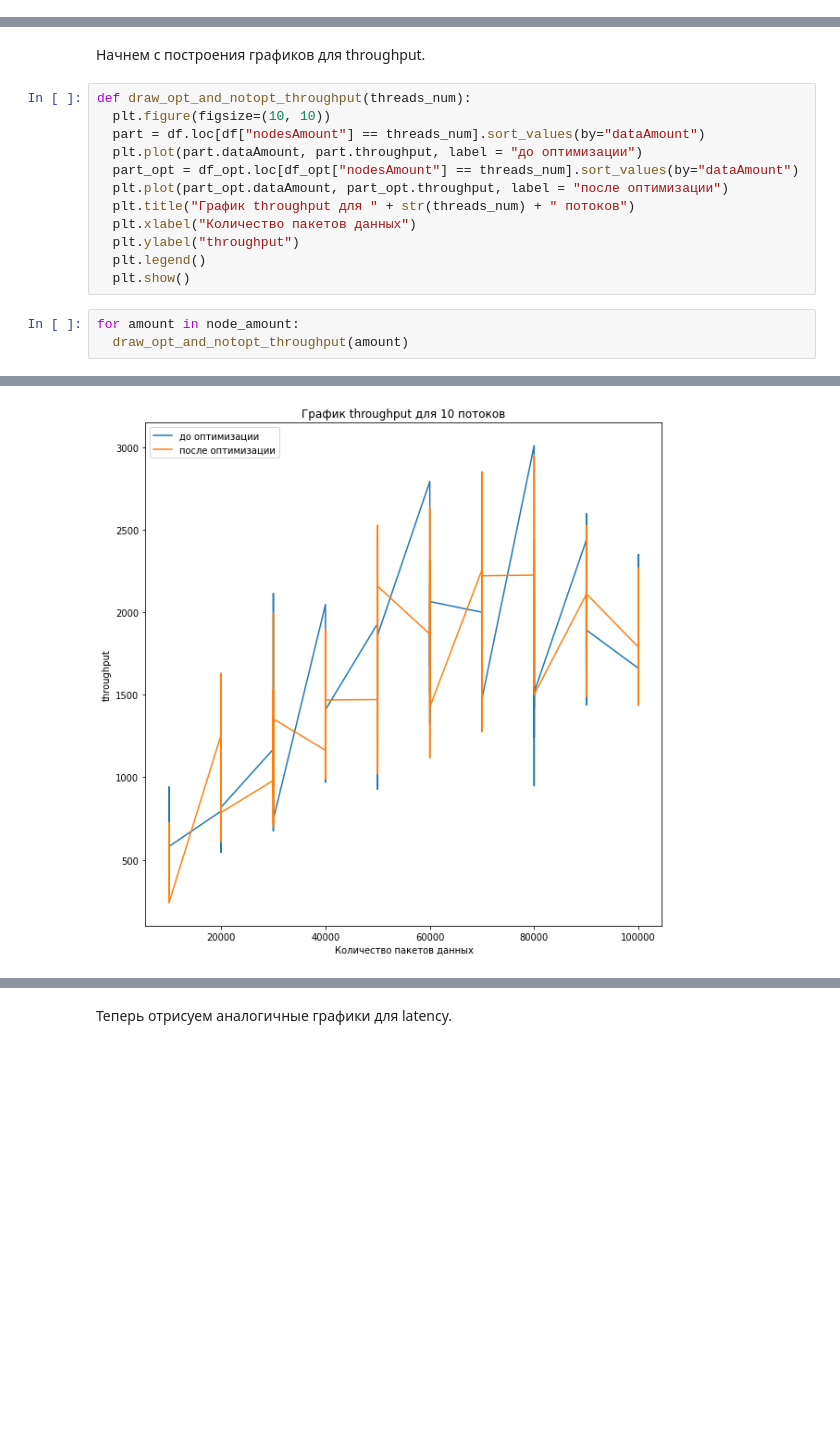
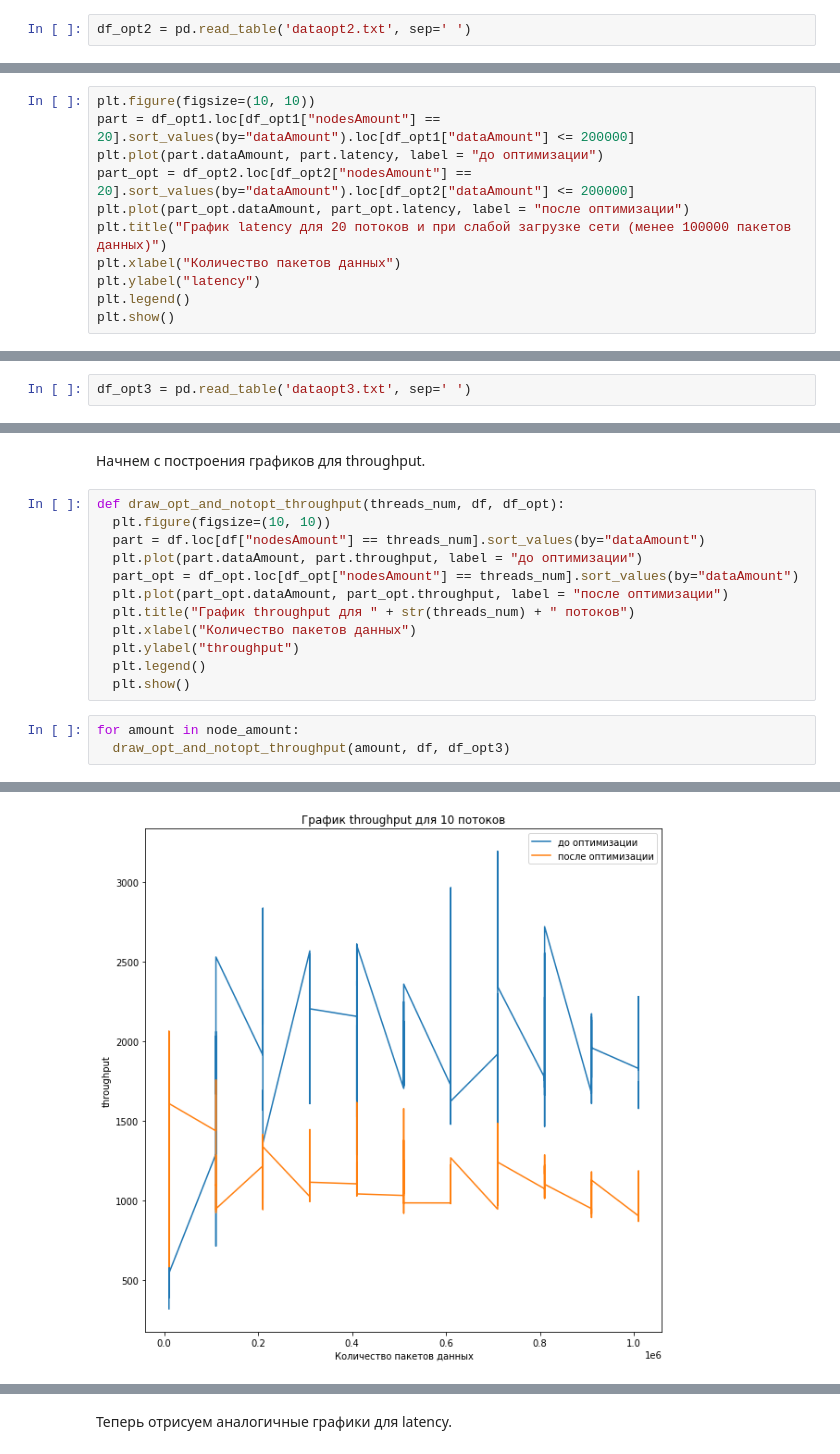
Before and after one commit to Anastasia-98Moiseeva/TokenRing, a Jupyter notebook: TokenRing.ipynb, the cells around one changed output, grey strips where cells are left out. Drawn from its saved outputs; the diff is of its cells as text; blank space fills up the shorter version.

```diff
--- a/TokenRing.ipynb
+++ b/TokenRing.ipynb
@@ -146,0 +165,2 @@ draw_latency(df_opt)
+# %%
+df_opt2 = pd.read_table('dataopt2.txt', sep=' ')
@@ -146,0 +192,11 @@ draw_latency(df_opt)
+# %%
+plt.figure(figsize=(10, 10))
+part = df_opt1.loc[df_opt1["nodesAmount"] == 20].sort_values(by="dataAmount").loc[df_opt1["dataAmount"] <= 200000]
+plt.plot(part.dataAmount, part.latency, label = "до оптимизации")
+part_opt = df_opt2.loc[df_opt2["nodesAmount"] == 20].sort_values(by="dataAmount").loc[df_opt2["dataAmount"] <= 200000]
+plt.plot(part_opt.dataAmount, part_opt.latency, label = "после оптимизации")
+plt.title("График latency для 20 потоков и при слабой загрузке сети (менее 100000 пакетов данных)")
+plt.xlabel("Количество пакетов данных")
+plt.ylabel("latency")
+plt.legend()
+plt.show()
@@ -146,0 +217,2 @@ draw_latency(df_opt)
+# %%
+df_opt3 = pd.read_table('dataopt3.txt', sep=' ')
@@ -150,7 +232,7 @@ draw_latency(df_opt)
 
 Начнем с построения графиков для throughput.
 # %%
-def draw_opt_and_notopt_throughput(threads_num):
+def draw_opt_and_notopt_throughput(threads_num, df, df_opt):
   plt.figure(figsize=(10, 10))
   part = df.loc[df["nodesAmount"] == threads_num].sort_values(by="dataAmount")
   plt.plot(part.dataAmount, part.throughput, label = "до оптимизации")
@@ -163,5 +245,5 @@ def draw_opt_and_notopt_throughput(threads_num):
   plt.show()
 # %%
 for amount in node_amount:
-  draw_opt_and_notopt_throughput(amount)
+  draw_opt_and_notopt_throughput(amount, df, df_opt3)
 # %% [output]
@@ -169 +251 @@ for amount in node_amount:
-[figure, old version]
+[figure, new version]
```
Also changed, not shown: parts of 29 cells of this notebook, 2 other files.
